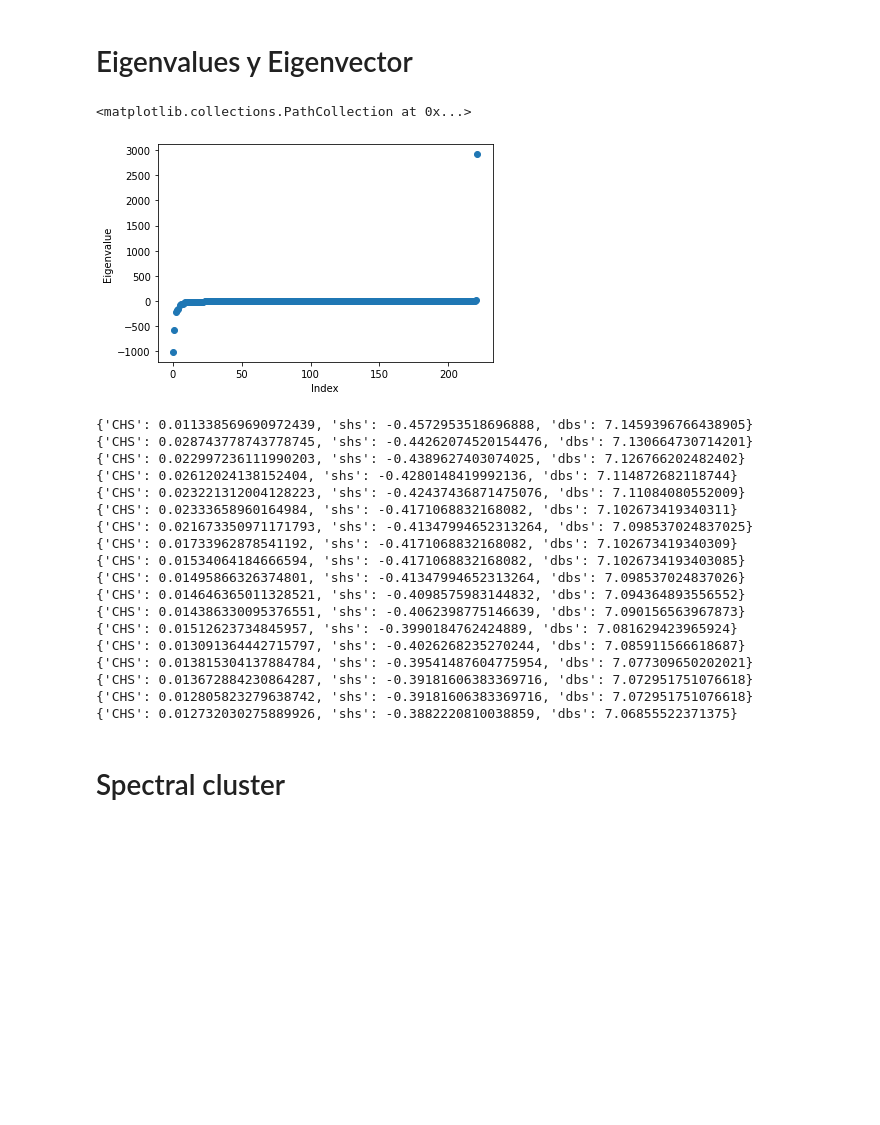
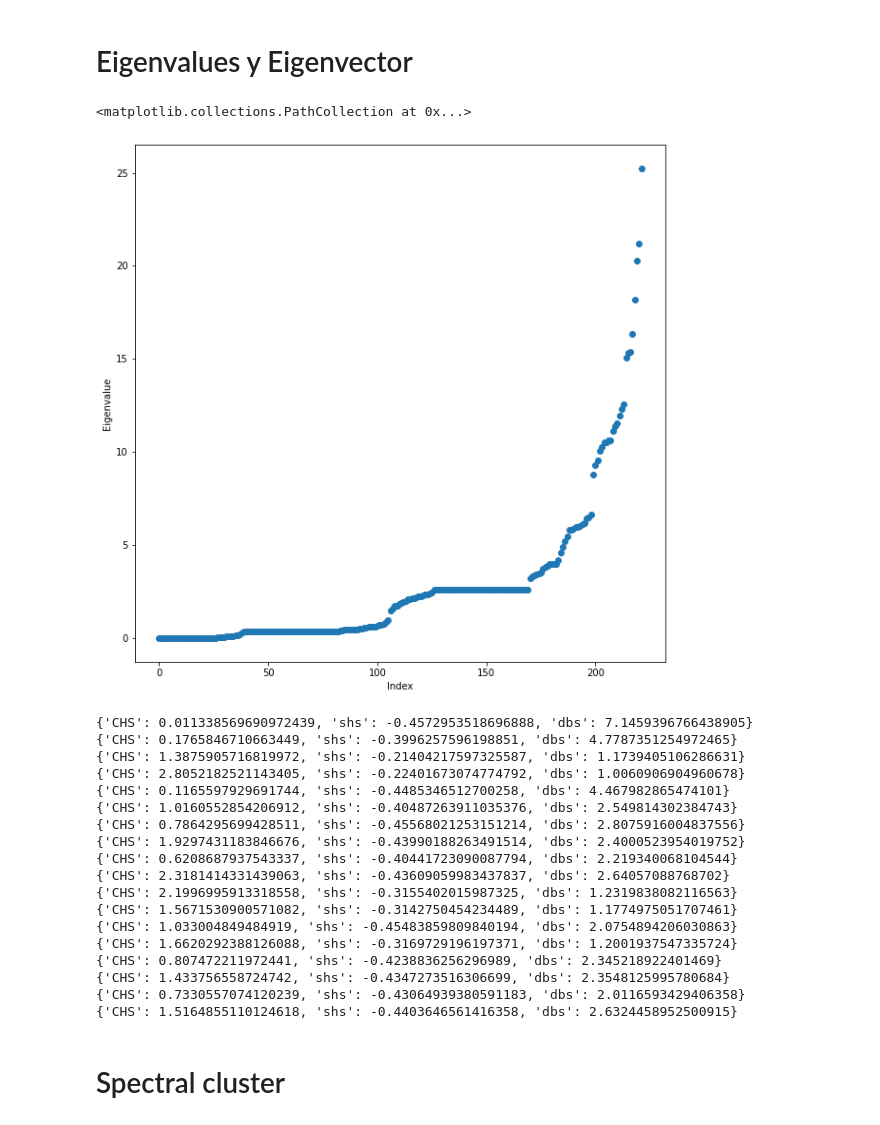
Before and after one commit to nachocodexx/cinvestav-da-clustering, a Jupyter notebook: Untitled.ipynb, the cells around one changed output. Drawn from its saved outputs; the diff is of its cells as text; code cells hidden in the pictures; blank space fills up the shorter version.

```diff
--- a/Untitled.ipynb
+++ b/Untitled.ipynb
@@ -12,12 +12,14 @@ import codecs
 from sklearn.cluster import KMeans
 from functools import reduce
 import operator
-from sklearn.metrics import calinski_harabasz_score as chs,davies_bouldin_score as dbs,silhouette_score as shs
+# from sklearn.metrics import calinski_harabasz_score as chs,davies_bouldin_score as dbs,silhouette_score as shs
 from scipy.sparse.csgraph import laplacian
 from numpy.random import RandomState,BitGenerator
 import warnings
 from scipy.sparse.csgraph import shortest_path
-plt.rcParams["figure.figsize"] = (10,10)
+from validclust.validclust.indices import dunn
+# from jqmcvi import dunn_fast
+plt.rcParams["figure.figsize"] = (15,15)
 warnings.filterwarnings("ignore")
 
 ss = preprocessing.StandardScaler()
@@ -385,46 +385,46 @@ array([[ 1., -1.,  0., ...,  0.,  0.,  0.],
 # %% [markdown]
 # Eigenvalues y Eigenvector
 # %%
-vals, vecs = np.linalg.eigh(SPA)
+vals, vecs = np.linalg.eigh(L)
 # vals, vecs = np.linalg.eig(L)
 vecs = vecs[:,np.argsort(vals)]
 vals = vals[np.argsort(vals)]
 vecs.shape,vals.shape
 fg,ax =plt.subplots()
 ax.set_xlabel("Index")
 ax.set_ylabel("Eigenvalue")
 ax.scatter(range(vals.shape[0]),vals)
 # vecs
 # %% [output]
 <matplotlib.collections.PathCollection at 0x...>
-[figure, old version]
+[figure, new version]
 # %%
 n_clusters =list(range(2,20))
 for k in n_clusters:
     kmeans = KMeans(n_clusters=k)
-    kmeans.fit(vecs[:,1:k])
+    kmeans.fit(vecs[:,1:vals.shape[0]])
 #     kmeans.fit_predict(vecs[:,1:k])
     l = kmeans.labels_
     scores = {'CHS':chs(A,l),'shs':shs(A,l),'dbs':dbs(A,l)}
     print(scores)
 # %% [output]
 {'CHS': 0.011338569690972439, 'shs': -0.4572953518696888, 'dbs': 7.1459396766438905}
-{'CHS': 0.028743778743778745, 'shs': -0.44262074520154476, 'dbs': 7.130664730714201}
-{'CHS': 0.022997236111990203, 'shs': -0.4389627403074025, 'dbs': 7.126766202482402}
-{'CHS': 0.02612024138152404, 'shs': -0.4280148419992136, 'dbs': 7.114872682118744}
-{'CHS': 0.023221312004128223, 'shs': -0.42437436871475076, 'dbs': 7.11084080552009}
-{'CHS': 0.02333658960164984, 'shs': -0.4171068832168082, 'dbs': 7.102673419340311}
-{'CHS': 0.021673350971171793, 'shs': -0.41347994652313264, 'dbs': 7.098537024837025}
-{'CHS': 0.01733962878541192, 'shs': -0.4171068832168082, 'dbs': 7.102673419340309}
-{'CHS': 0.01534064184666594, 'shs': -0.4171068832168082, 'dbs': 7.1026734193403085}
-{'CHS': 0.01495866326374801, 'shs': -0.41347994652313264, 'dbs': 7.098537024837026}
-{'CHS': 0.014646365011328521, 'shs': -0.4098575983144832, 'dbs': 7.094364893556552}
-{'CHS': 0.014386330095376551, 'shs': -0.4062398775146639, 'dbs': 7.090156563967873}
-{'CHS': 0.01512623734845957, 'shs': -0.3990184762424889, 'dbs': 7.081629423965924}
-{'CHS': 0.013091364442715797, 'shs': -0.4026268235270244, 'dbs': 7.085911566618687}
-{'CHS': 0.013815304137884784, 'shs': -0.39541487604775954, 'dbs': 7.077309650202021}
-{'CHS': 0.013672884230864287, 'shs': -0.39181606383369716, 'dbs': 7.072951751076618}
-{'CHS': 0.012805823279638742, 'shs': -0.39181606383369716, 'dbs': 7.072951751076618}
-{'CHS': 0.012732030275889926, 'shs': -0.3882220810038859, 'dbs': 7.06855522371375}
+{'CHS': 0.1765846710663449, 'shs': -0.3996257596198851, 'dbs': 4.7787351254972465}
+{'CHS': 1.3875905716819972, 'shs': -0.21404217597325587, 'dbs': 1.1739405106286631}
+{'CHS': 2.8052182521143405, 'shs': -0.22401673074774792, 'dbs': 1.0060906904960678}
+{'CHS': 0.1165597929691744, 'shs': -0.4485346512700258, 'dbs': 4.467982865474101}
+{'CHS': 1.0160552854206912, 'shs': -0.40487263911035376, 'dbs': 2.549814302384743}
+{'CHS': 0.7864295699428511, 'shs': -0.45568021253151214, 'dbs': 2.8075916004837556}
+{'CHS': 1.9297431183846676, 'shs': -0.43990188263491514, 'dbs': 2.4000523954019752}
+{'CHS': 0.6208687937543337, 'shs': -0.40441723090087794, 'dbs': 2.219340068104544}
+{'CHS': 2.3181414331439063, 'shs': -0.43609059983437837, 'dbs': 2.64057088768702}
+{'CHS': 2.1996995913318558, 'shs': -0.3155402015987325, 'dbs': 1.2319838082116563}
+{'CHS': 1.5671530900571082, 'shs': -0.3142750454234489, 'dbs': 1.1774975051707461}
+{'CHS': 1.033004849484919, 'shs': -0.45483859809840194, 'dbs': 2.0754894206030863}
+{'CHS': 1.6620292388126088, 'shs': -0.3169729196197371, 'dbs': 1.2001937547335724}
+{'CHS': 0.807472211972441, 'shs': -0.4238836256296989, 'dbs': 2.345218922401469}
+{'CHS': 1.433756558724742, 'shs': -0.4347273516306699, 'dbs': 2.3548125995780684}
+{'CHS': 0.7330557074120239, 'shs': -0.43064939380591183, 'dbs': 2.0116593429406358}
+{'CHS': 1.5164855110124618, 'shs': -0.4403646561416358, 'dbs': 2.6324458952500915}
 # %% [markdown]
 # Spectral cluster
```
Also changed, not shown: parts of 3 cells of this notebook, 11 other files.
